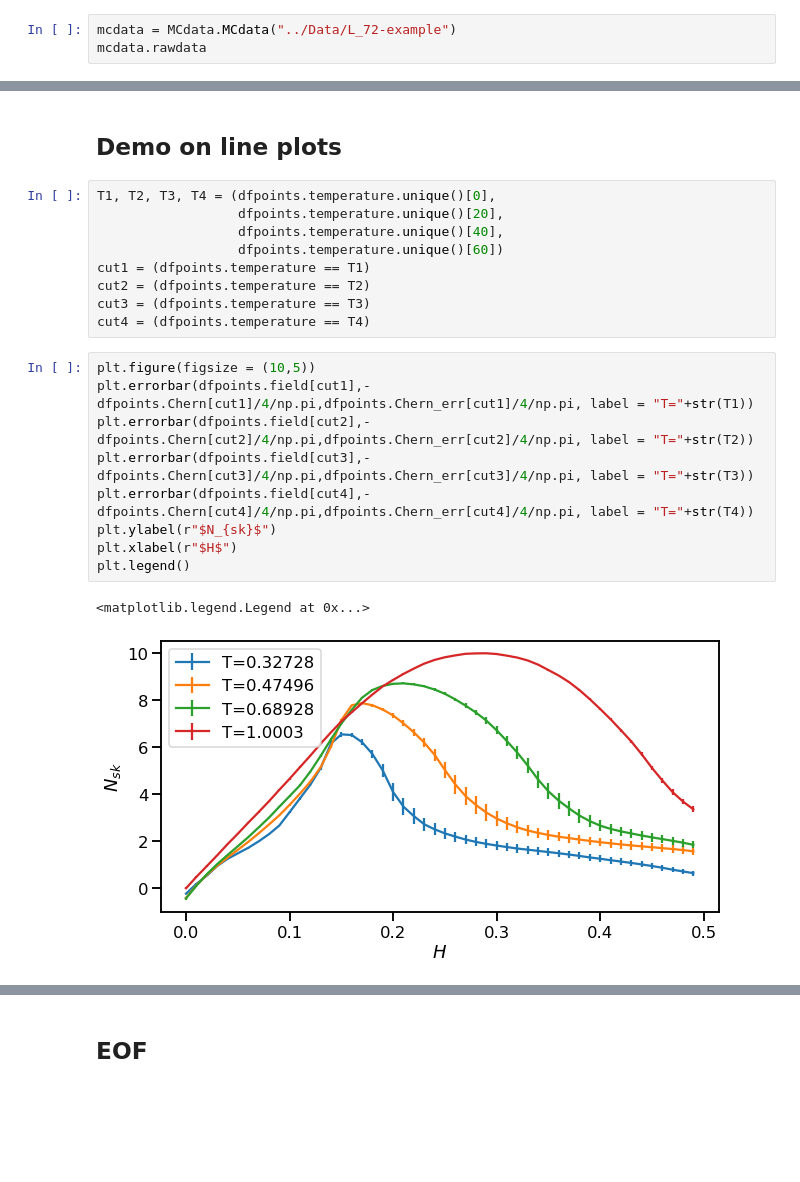
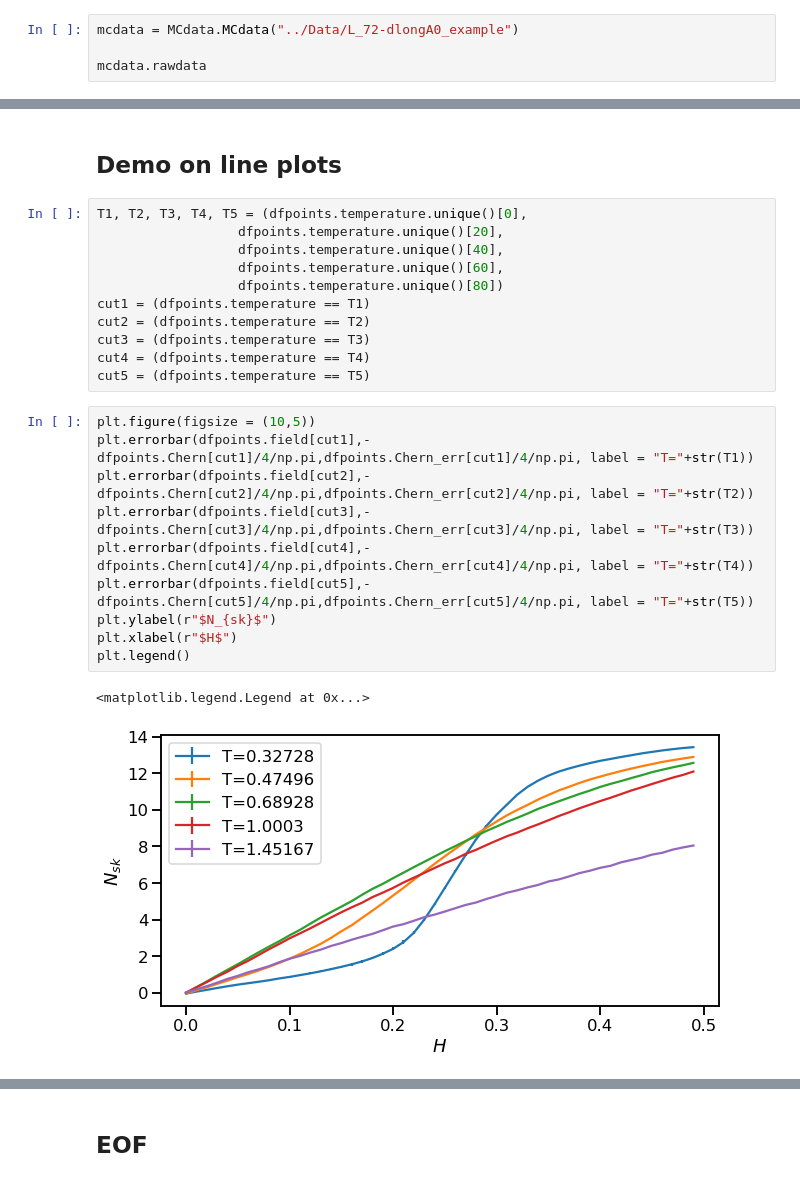
Before and after one commit to frankwu5099/skyrmion_MonteCarlo, a Jupyter notebook: analysis/example.ipynb, the cells around one changed output, grey strips where cells are left out. Saved outputs shown, nothing was run; the diff lists cells and outputs as text; blank space fills up the shorter version.

Commit message:
add example 3

```diff
--- a/analysis/example.ipynb
+++ b/analysis/example.ipynb
@@ -11,5 +11,6 @@ sns.set_context("talk")
 # %% [markdown]
 ## Load Data with MCdata
 # %%
-mcdata = MCdata.MCdata("../Data/L_72-example")
+mcdata = MCdata.MCdata("../Data/L_72-dlongA0_example")
+
 mcdata.rawdata
@@ -79,26 +94,29 @@ plt.colorbar()
 # %% [markdown]
 ## Demo on line plots
 # %%
-T1, T2, T3, T4 = (dfpoints.temperature.unique()[0],
+T1, T2, T3, T4, T5 = (dfpoints.temperature.unique()[0],
                   dfpoints.temperature.unique()[20],
                   dfpoints.temperature.unique()[40],
-                  dfpoints.temperature.unique()[60])
+                  dfpoints.temperature.unique()[60],
+                  dfpoints.temperature.unique()[80])
 cut1 = (dfpoints.temperature == T1)
 cut2 = (dfpoints.temperature == T2)
 cut3 = (dfpoints.temperature == T3)
 cut4 = (dfpoints.temperature == T4)
+cut5 = (dfpoints.temperature == T5)
 # %%
 plt.figure(figsize = (10,5))
 plt.errorbar(dfpoints.field[cut1],-dfpoints.Chern[cut1]/4/np.pi,dfpoints.Chern_err[cut1]/4/np.pi, label = "T="+str(T1))
 plt.errorbar(dfpoints.field[cut2],-dfpoints.Chern[cut2]/4/np.pi,dfpoints.Chern_err[cut2]/4/np.pi, label = "T="+str(T2))
 plt.errorbar(dfpoints.field[cut3],-dfpoints.Chern[cut3]/4/np.pi,dfpoints.Chern_err[cut3]/4/np.pi, label = "T="+str(T3))
 plt.errorbar(dfpoints.field[cut4],-dfpoints.Chern[cut4]/4/np.pi,dfpoints.Chern_err[cut4]/4/np.pi, label = "T="+str(T4))
+plt.errorbar(dfpoints.field[cut5],-dfpoints.Chern[cut5]/4/np.pi,dfpoints.Chern_err[cut5]/4/np.pi, label = "T="+str(T5))
 plt.ylabel(r"$N_{sk}$")
 plt.xlabel(r"$H$")
 plt.legend()
 # %% [output]
 <matplotlib.legend.Legend at 0x...>
-[figure, old version]
+[figure, new version]
 # %%
 plt.figure(figsize = (10,5))
 plt.errorbar(dfpoints.field[cut1],dfpoints.Cv[cut1],dfpoints.Cv_err[cut1], label = "T="+str(T1))
```
Also changed, not shown: parts of 6 cells of this notebook.
